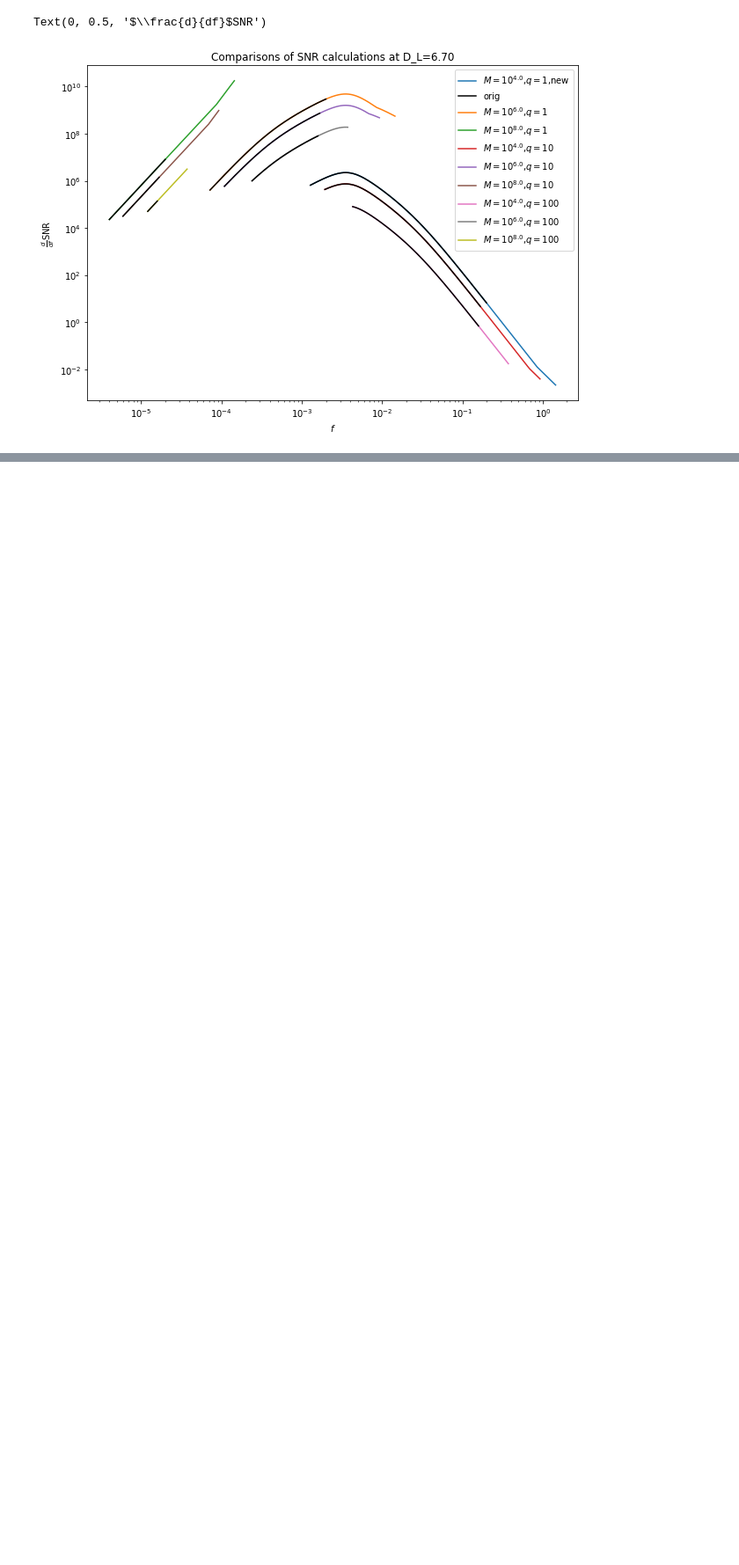
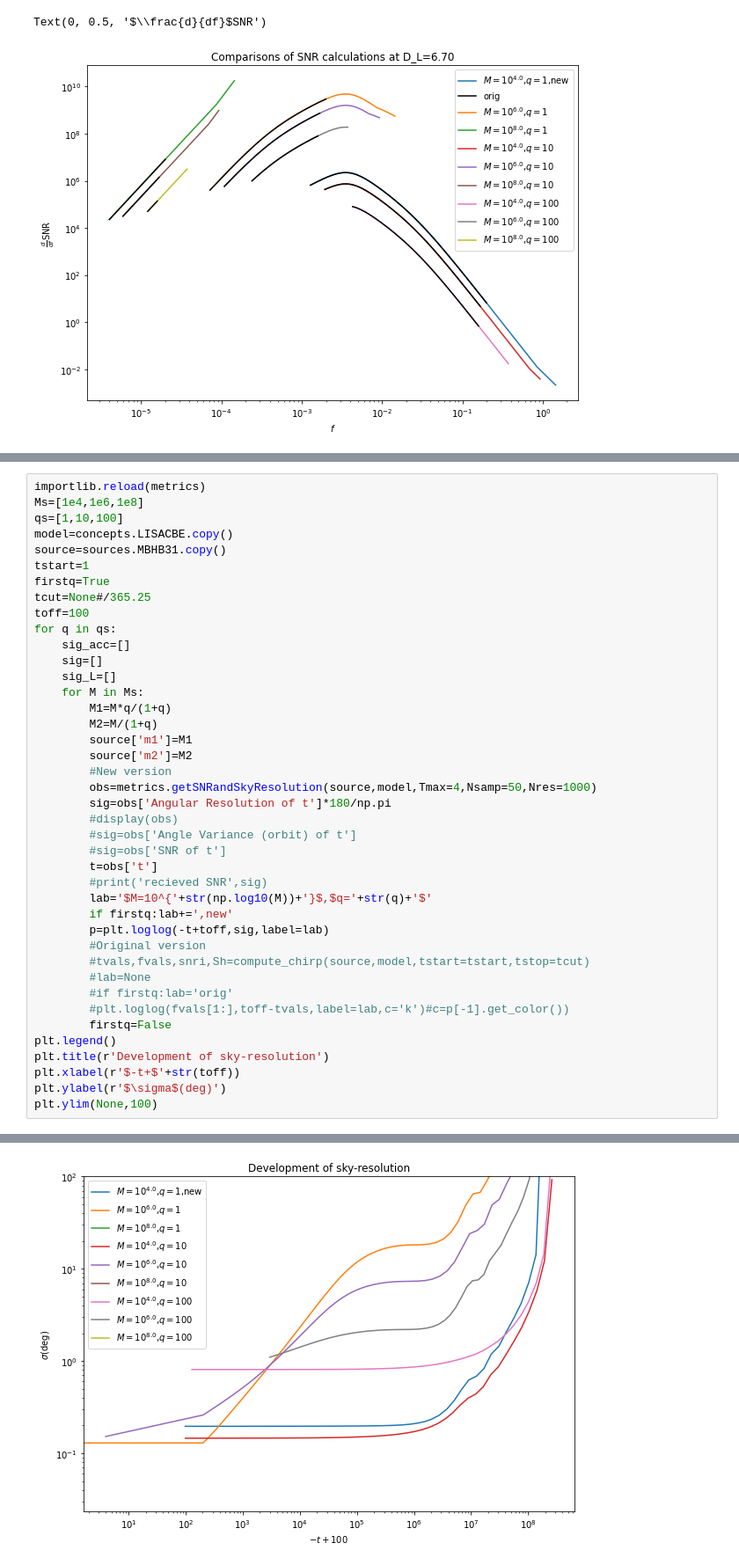
Before and after one commit to JohnGBaker/GWI-metrics, a Jupyter notebook: Notebooks/FormulationCalcs.ipynb, the cells around one changed output, grey strips where cells are left out. Shown: that part at 88% size. Drawn from its saved outputs; the diff is of its cells as text; blank space fills up the shorter version.

```diff
--- a/Notebooks/FormulationCalcs.ipynb
+++ b/Notebooks/FormulationCalcs.ipynb
@@ -933,0 +934,42 @@ In the figure we above we compare the notebook calculation (dotted) with the new
+# %%
+importlib.reload(metrics)
+Ms=[1e4,1e6,1e8]
+qs=[1,10,100]
+model=concepts.LISACBE.copy()
+source=sources.MBHB31.copy()
+tstart=1
+firstq=True
+tcut=None#/365.25
+toff=100
+for q in qs:
+    sig_acc=[]
+    sig=[]
+    sig_L=[]
+    for M in Ms:
+        M1=M*q/(1+q)
+        M2=M/(1+q)
+        source['m1']=M1
+        source['m2']=M2
+        #New version
+        obs=metrics.getSNRandSkyResolution(source,model,Tmax=4,Nsamp=50,Nres=1000)
+        sig=obs['Angular Resolution of t']*180/np.pi
+        #display(obs)
+        #sig=obs['Angle Variance (orbit) of t']
+        #sig=obs['SNR of t']
+        t=obs['t']
+        #print('recieved SNR',sig)
+        lab='$M=10^{'+str(np.log10(M))+'}$,$q='+str(q)+'$'
+        if firstq:lab+=',new'
+        p=plt.loglog(-t+toff,sig,label=lab)
+        #Original version
+        #tvals,fvals,snri,Sh=compute_chirp(source,model,tstart=tstart,tstop=tcut)
+        #lab=None
+        #if firstq:lab='orig'
+        #plt.loglog(fvals[1:],toff-tvals,label=lab,c='k')#c=p[-1].get_color())
+        firstq=False
+plt.legend()
+plt.title(r'Development of sky-resolution')
+plt.xlabel(r'$-t+$'+str(toff))
+plt.ylabel(r'$\sigma$(deg)')
+plt.ylim(None,100)
+# %% [output]
@@ -933,0 +977 @@ In the figure we above we compare the notebook calculation (dotted) with the new
+[figure, added]
```
Also changed, not shown: parts of 13 cells of this notebook, 4 other files.
